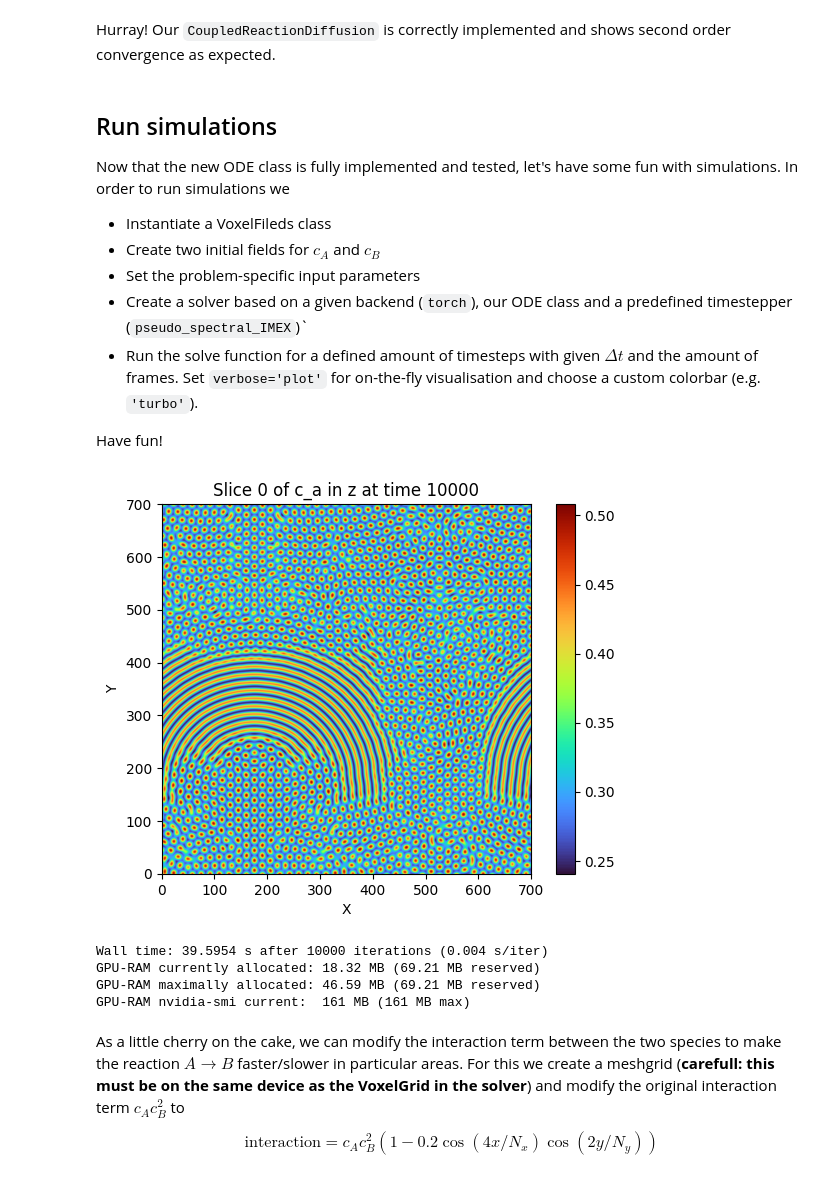
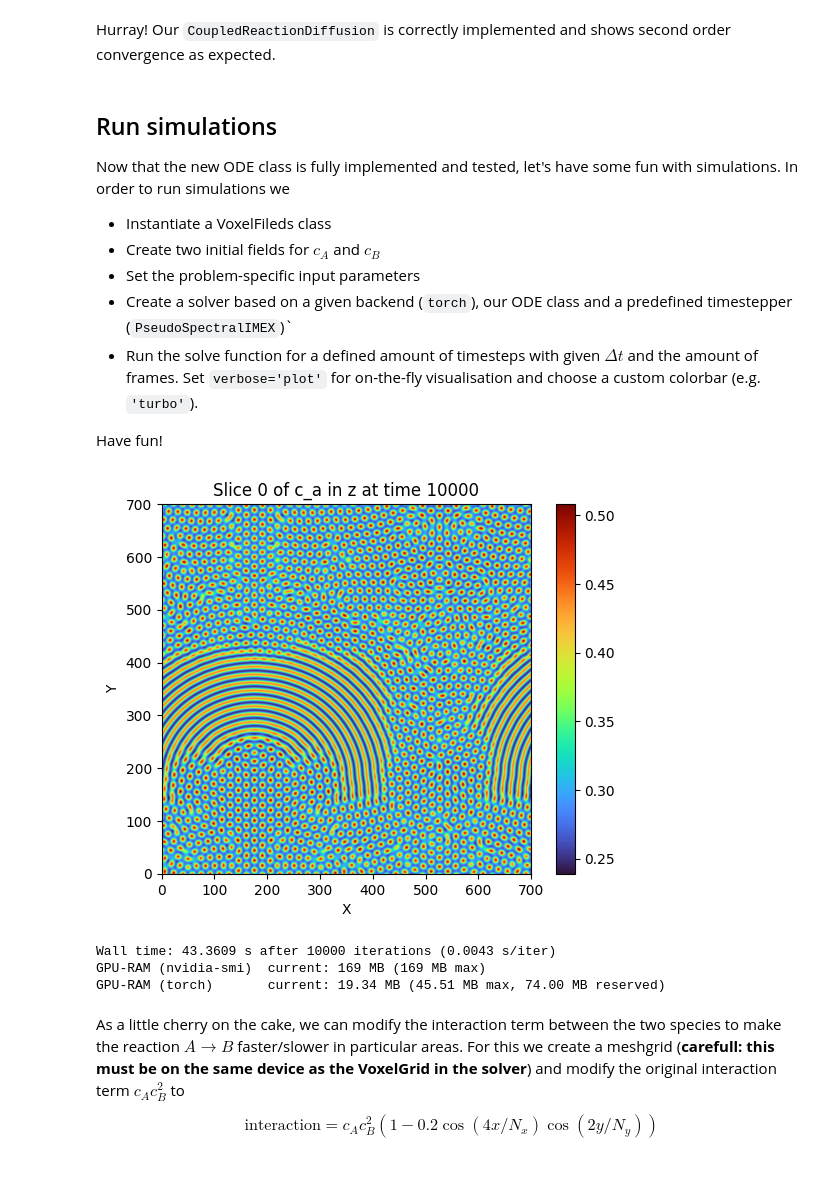
Before and after one commit to daubners/evoxels, a Jupyter notebook: docs/notebooks/03-ODE-prototyping.ipynb, the cells around one changed output. Drawn from its saved outputs; the diff is of its cells as text; code cells hidden in the pictures.

```diff
--- a/docs/notebooks/03-ODE-prototyping.ipynb
+++ b/docs/notebooks/03-ODE-prototyping.ipynb
@@ -62,7 +62,11 @@ class CoupledReactionDiffusion(SemiLinearODE):
     def fourier_symbol(self):
         return self._fourier_symbol
 
-    def pad_boundary_conditions(self, u):
+    @property
+    def bc_type(self):
+        return 'periodic'
+
+    def pad_bc(self, u):
         return self.vg.bc.pad_periodic(u)
 
     def _eval_interaction(self, u, lib):
@@ -93,7 +97,7 @@ class CoupledReactionDiffusion(SemiLinearODE):
             Backend array of the same shape as ``u`` containing ``du/dt``.
         """
         interaction = self._eval_interaction(u, self.vg.lib)
-        u_pad = self.vg.bc.pad_periodic(u)
+        u_pad = self.pad_bc(u)
         laplace = self.vg.laplace(u_pad)
         dc_A = self.D_A*laplace[0] - interaction + self.feed * (1-u[0])
         dc_B = self.D_B*laplace[1] + interaction - self.kill * u[1]
@@ -161,7 +165,7 @@ Now that the new ODE class is fully implemented and tested, let's have some fun
 - Instantiate a VoxelFileds class
 - Create two initial fields for $c_A$ and $c_B$
 - Set the problem-specific input parameters
-- Create a solver based on a given backend (``torch``), our ODE class and a predefined timestepper (``pseudo_spectral_IMEX``)`
+- Create a solver based on a given backend (``torch``), our ODE class and a predefined timestepper (``PseudoSpectralIMEX``)`
 - Run the solve function for a defined amount of timesteps with given $\Delta t$ and the amount of frames. Set ``verbose='plot'`` for on-the-fly visualisation and choose a custom colorbar (e.g. ``'turbo'``).
 
 Have fun!
@@ -169,40 +173,39 @@ Have fun!
 import evoxels as evo
 import numpy as np
 import torch
 from evoxels.solvers import TimeDependentSolver
-from evoxels.timesteppers import pseudo_spectral_IMEX
+from evoxels.timesteppers import PseudoSpectralIMEX
 
 Nx, Ny, Nz = [700, 700, 1]
 vf = evo.VoxelFields((Nx, Ny, Nz), domain_size=(Nx, Ny, Nz))
 vf.add_field('c_a', np.ones((Nx, Ny, Nz)))
 vf.add_field('c_b')
 
 vf.set_voxel_sphere('c_b', (Nx//4, Ny//4, Nz//2), 5, 1)
 vf.set_voxel_sphere('c_b', (Nx//4, Ny//4-3, Nz//2), 5, 0)
 
 # stripes and bubbles: D_b=0.2, feed=0.053, kill=0.1165
 # rings and bubbles: D_b=0.2, feed=0.055, kill=0.11
 # cells D_b=0.2, feed=0.055, kill=0.14
 # corals D_b=0.5, feed=0.055, kill=0.117
 # waves D_b=0.5, feed=0.012, kill=0.06
 problem_kwargs = {\
     "D_A": 1.0, "D_B": 0.2,
     "feed": 0.055,
     "kill": 0.11
 }
 solver = TimeDependentSolver(
         vf, ('c_a', 'c_b'),
         'torch', device='cuda',
         problem_cls = CoupledReactionDiffusion,
-        timestepper_fn = pseudo_spectral_IMEX,
+        timestepper_cls = PseudoSpectralIMEX,
     )
 solver.solve(1, 50, 10000, problem_kwargs, verbose='plot', colormap='turbo')
 # %% [output]
-[figure, old version]
+[figure, new version]
-Wall time: 39.5954 s after 10000 iterations (0.004 s/iter)
-GPU-RAM currently allocated: 18.32 MB (69.21 MB reserved)
-GPU-RAM maximally allocated: 46.59 MB (69.21 MB reserved)
-GPU-RAM nvidia-smi current:  161 MB (161 MB max)
+Wall time: 43.3609 s after 10000 iterations (0.0043 s/iter)
+GPU-RAM (nvidia-smi)  current: 169 MB (169 MB max)
+GPU-RAM (torch)       current: 19.34 MB (45.51 MB max, 74.00 MB reserved)
 # %% [markdown]
 As a little cherry on the cake, we can modify the interaction term between the two species to make the reaction $A\to B$ faster/slower in particular areas. For this we create a meshgrid (**carefull: this must be on the same device as the VoxelGrid in the solver**) and modify the original interaction term $c_A c_B^2$ to
 
```
Also changed, not shown: parts of 2 cells of this notebook, 2 other files.
